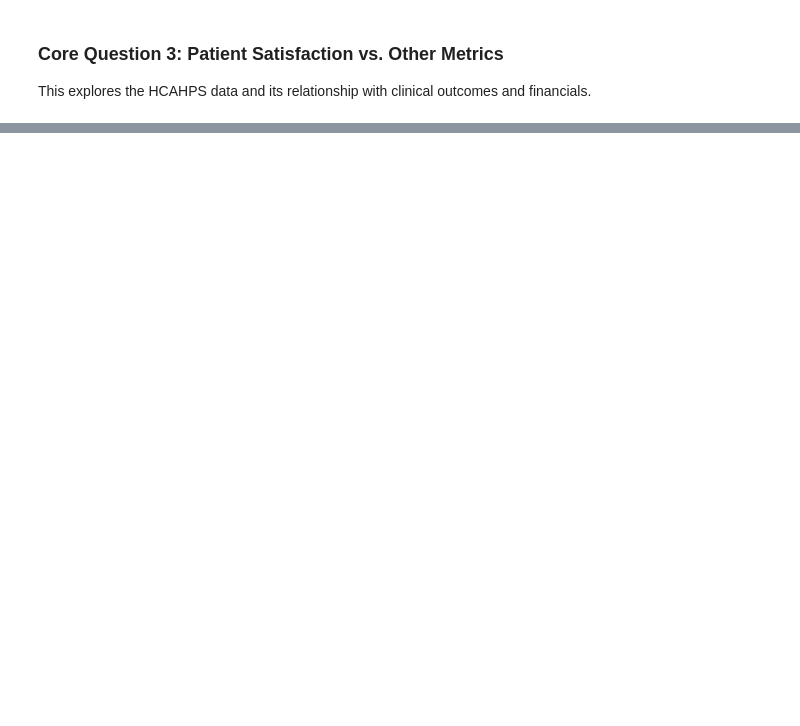
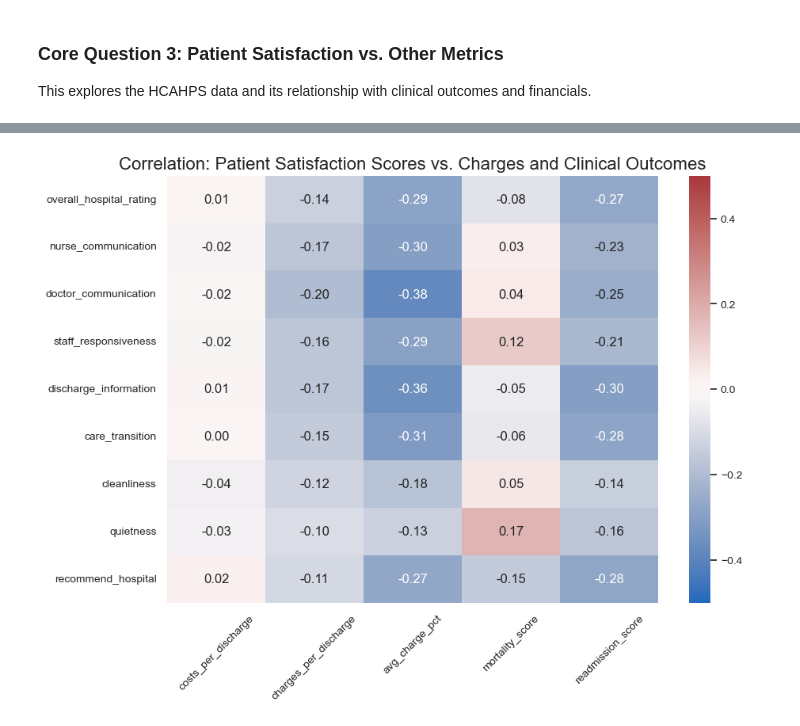
Before and after one commit to kjaques/hospital-financial-and-quality-performance, a Jupyter notebook: notebooks/analysis.ipynb, the cells around one changed output, grey strips where cells are left out. Saved outputs shown, nothing was run; the diff lists cells and outputs as text; code cells hidden in the pictures; blank space fills up the shorter version.

```diff
--- a/notebooks/analysis.ipynb
+++ b/notebooks/analysis.ipynb
@@ -439,0 +476,21 @@ plt.show()
+# %%
+# Heatmap for correlation of patient satisfaction survey categories vs costs, charges, and clinical outcomes.
+corr_data = hospitals[satisfaction_metrics + clinical_financial_metrics].corr()
+
+# Create the heatmap
+plt.figure(figsize=(10, 7))
+sns.heatmap(
+    corr_data.loc[satisfaction_metrics, clinical_financial_metrics],
+    annot=True,     # Show the numbers
+    cmap='vlag',    # Use a diverging colormap (red/blue)
+    fmt='.2f',      # Format to 2 decimal places
+    vmin=-0.5,      # Set min/max for color consistency
+    vmax=0.5
+)
+plt.title('Correlation: Patient Satisfaction Scores vs. Charges and Clinical Outcomes', fontsize=16)
+plt.xticks(rotation=45)
+plt.yticks(rotation=0)
+plt.savefig('../visualizations/corrheatmap-ratings_v_cost&quality.png', bbox_inches='tight', pad_inches=0.1)
+plt.show()
+# %% [output]
+[figure, added]
```
Also changed, not shown: parts of 18 cells of this notebook, 7 other files.
